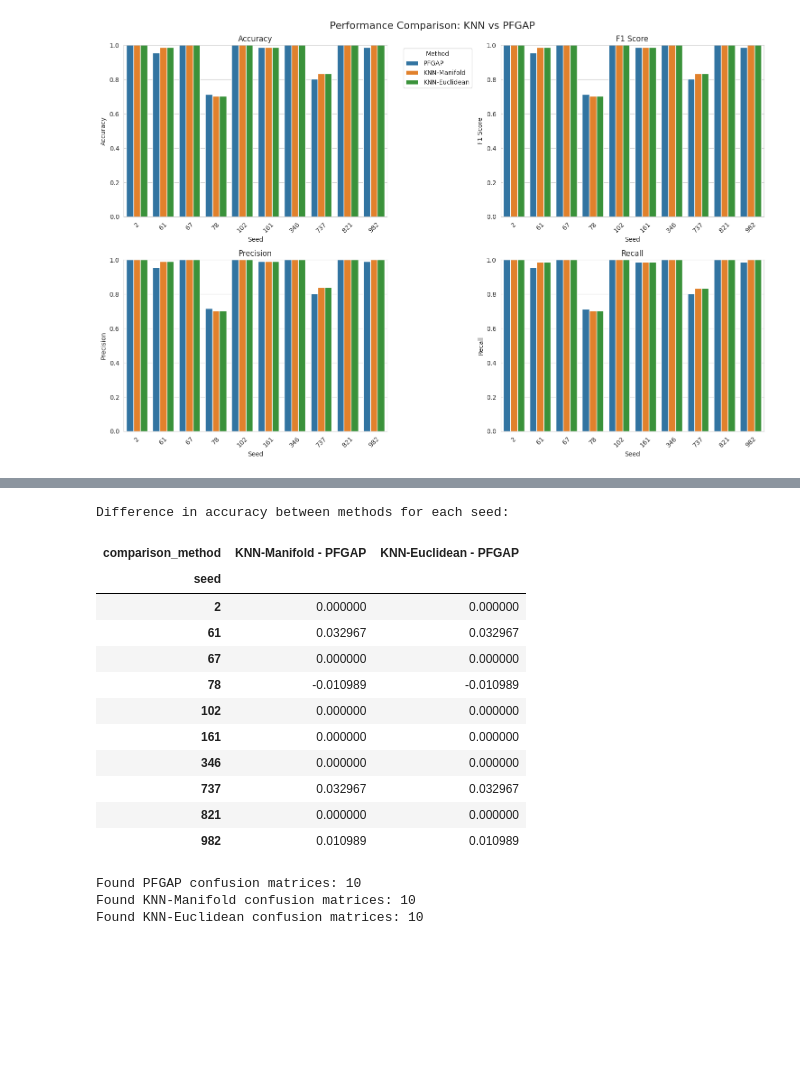
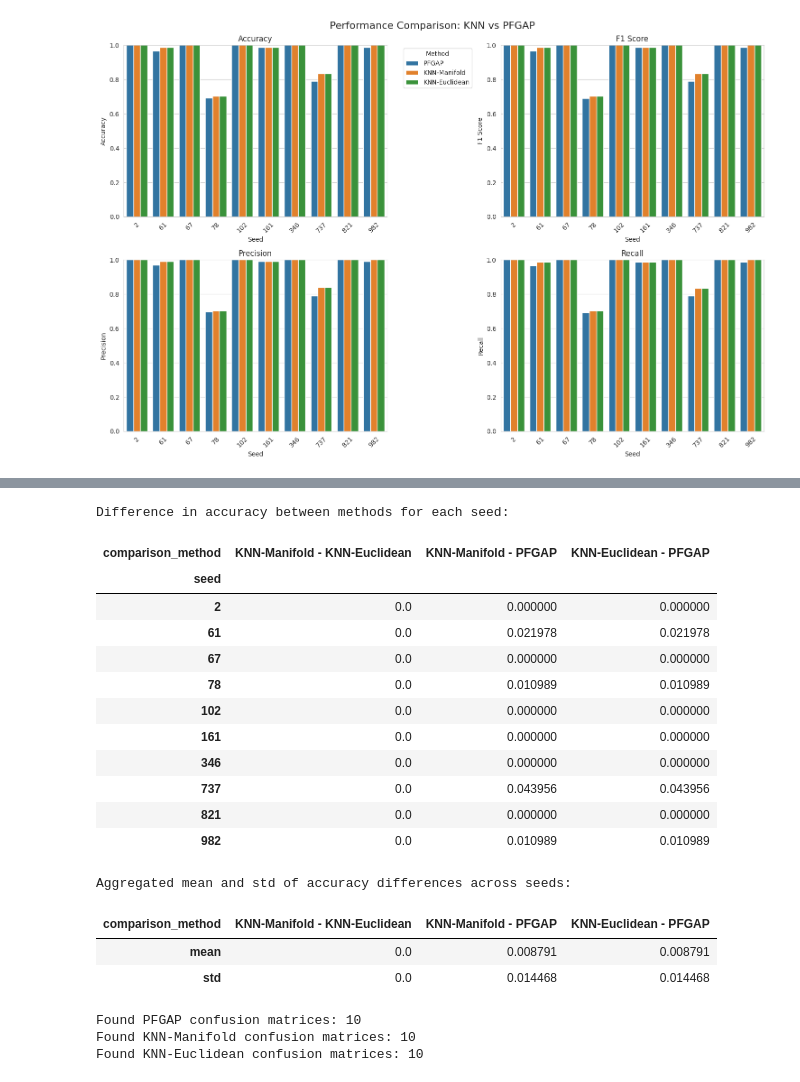
Before and after one commit to KevinMoonLab/PF-GAP, a Jupyter notebook: PFGAP/Manifold/Experiment4/analyze_results.ipynb, the cells around one changed output, grey strips where cells are left out. Cells and saved outputs as stored; diff of their text form; code cells hidden in the pictures; blank space fills up the shorter version.

```diff
--- a/PFGAP/Manifold/Experiment4/analyze_results.ipynb
+++ b/PFGAP/Manifold/Experiment4/analyze_results.ipynb
@@ -170,30 +211,42 @@ plot_all_metrics(comparison_df)
 # %%
 # Calculate the difference in accuracy between methods for each seed
 pivot = comparison_df.pivot(index='seed', columns='comparison_method', values='accuracy')
 
 # Only keep seeds where all methods are present
 pivot = pivot.dropna()
 
 # Compute differences
+pivot['KNN-Manifold - KNN-Euclidean'] = pivot['KNN-Manifold'] - pivot['KNN-Euclidean']
 pivot['KNN-Manifold - PFGAP'] = pivot['KNN-Manifold'] - pivot['PFGAP']
 pivot['KNN-Euclidean - PFGAP'] = pivot['KNN-Euclidean'] - pivot['PFGAP']
 
+diff_cols = ['KNN-Manifold - KNN-Euclidean', 'KNN-Manifold - PFGAP', 'KNN-Euclidean - PFGAP']
+
 print("Difference in accuracy between methods for each seed:")
-display(pivot[['KNN-Manifold - PFGAP', 'KNN-Euclidean - PFGAP']])
+display(pivot[diff_cols])
+
+# Aggregate: mean and std across seeds
+agg_stats = pivot[diff_cols].agg(['mean', 'std'])
+print("\nAggregated mean and std of accuracy differences across seeds:")
+display(agg_stats)
 # %% [output]
 Difference in accuracy between methods for each seed:
-| comparison_method | KNN-Manifold - PFGAP | KNN-Euclidean - PFGAP |
-| seed |  |  |
-| 2 | 0.000000 | 0.000000 |
-| 61 | 0.032967 | 0.032967 |
-| 67 | 0.000000 | 0.000000 |
-| 78 | -0.010989 | -0.010989 |
-| 102 | 0.000000 | 0.000000 |
-| 161 | 0.000000 | 0.000000 |
-| 346 | 0.000000 | 0.000000 |
-| 737 | 0.032967 | 0.032967 |
-| 821 | 0.000000 | 0.000000 |
-| 982 | 0.010989 | 0.010989 |
+| comparison_method | KNN-Manifold - KNN-Euclidean | KNN-Manifold - PFGAP | KNN-Euclidean - PFGAP |
+| seed |  |  |  |
+| 2 | 0.0 | 0.000000 | 0.000000 |
+| 61 | 0.0 | 0.021978 | 0.021978 |
+| 67 | 0.0 | 0.000000 | 0.000000 |
+| 78 | 0.0 | 0.010989 | 0.010989 |
+| 102 | 0.0 | 0.000000 | 0.000000 |
+| 161 | 0.0 | 0.000000 | 0.000000 |
+| 346 | 0.0 | 0.000000 | 0.000000 |
+| 737 | 0.0 | 0.043956 | 0.043956 |
+| 821 | 0.0 | 0.000000 | 0.000000 |
+| 982 | 0.0 | 0.010989 | 0.010989 |
+Aggregated mean and std of accuracy differences across seeds:
+| comparison_method | KNN-Manifold - KNN-Euclidean | KNN-Manifold - PFGAP | KNN-Euclidean - PFGAP |
+| mean | 0.0 | 0.008791 | 0.008791 |
+| std | 0.0 | 0.014468 | 0.014468 |
 # %%
 def plot_average_confusion_matrices(comparison_df):
     """
```
Also changed, not shown: parts of 5 cells of this notebook, 29 other files.
